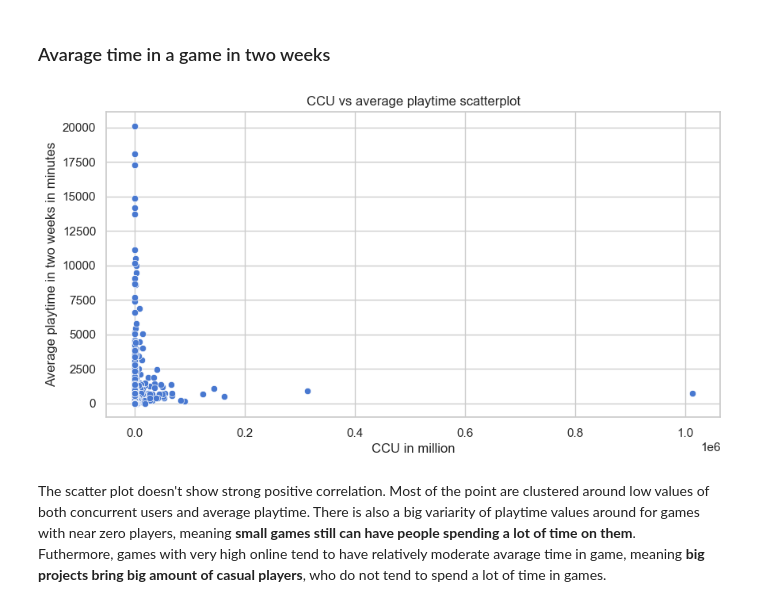
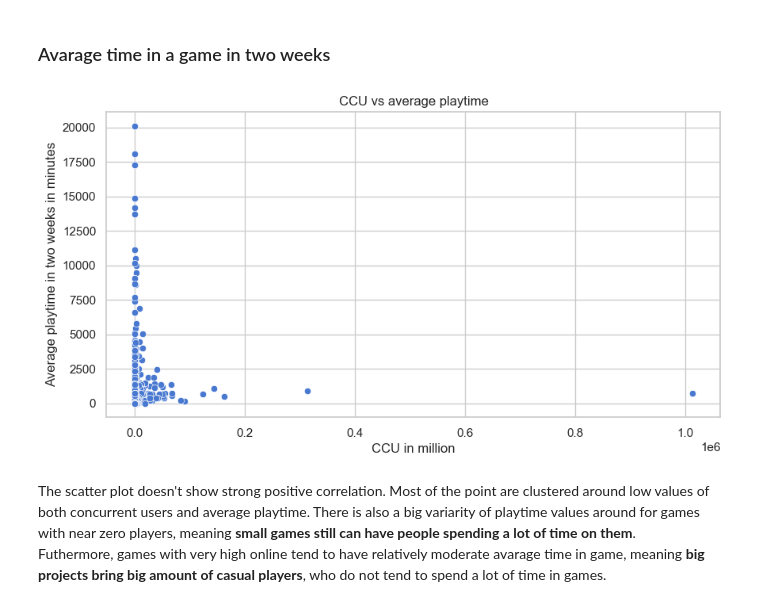
Before and after one commit to maksymkapravyi/steam-data-gathering-and-analysis, a Jupyter notebook: notebooks/steam_data_analysis.ipynb, the cells around one changed output. Drawn from its saved outputs; the diff is of its cells as text; code cells hidden in the pictures.

```diff
--- a/notebooks/steam_data_analysis.ipynb
+++ b/notebooks/steam_data_analysis.ipynb
@@ -257,14 +268,15 @@ Because of this log transformation (log(x + 1)) was used for better visualisatio
 # %%
 plt.figure(figsize=(10,5))
 ax = sns.scatterplot(x=df["ccu"], y=df["average_2weeks"])
 ax.set(
-    title="CCU vs average playtime scatterplot",
+    title="CCU vs average playtime",
     xlabel="CCU in million",
     ylabel="Average playtime in two weeks in minutes"
 )
+plt.savefig("../plots/ccu_to_avg_playtime.png", dpi=300, bbox_inches="tight")
 plt.show()
 # %% [output]
-[figure, old version]
+[figure, new version]
 # %% [markdown]
 The scatter plot doesn't show strong positive correlation. Most of the point are clustered around low values of both concurrent users and average playtime. There is also a big variarity of playtime values around for games with near zero players, meaning __small games still can have people spending a lot of time on them__.
 Futhermore, games with very high online tend to have relatively moderate avarage time in game, meaning __big projects bring big amount of casual players__, who do not tend to spend a lot of time in games.
```
Also changed, not shown: parts of 17 cells of this notebook, 18 other files.
